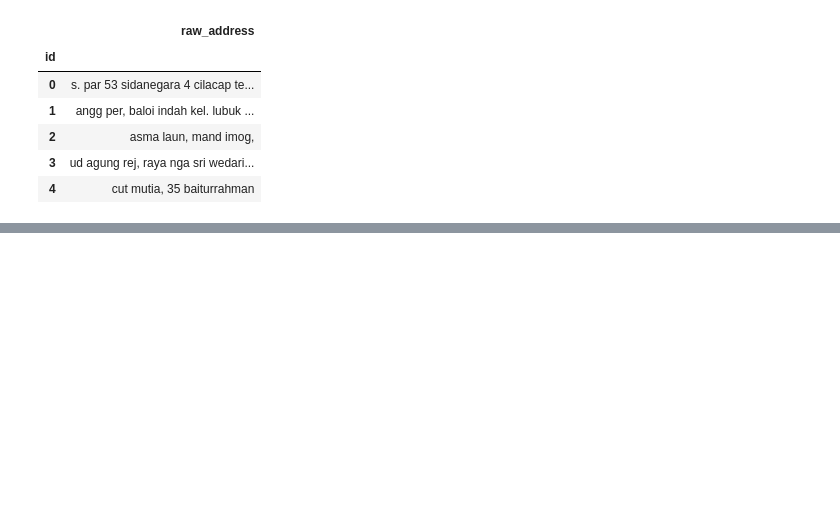
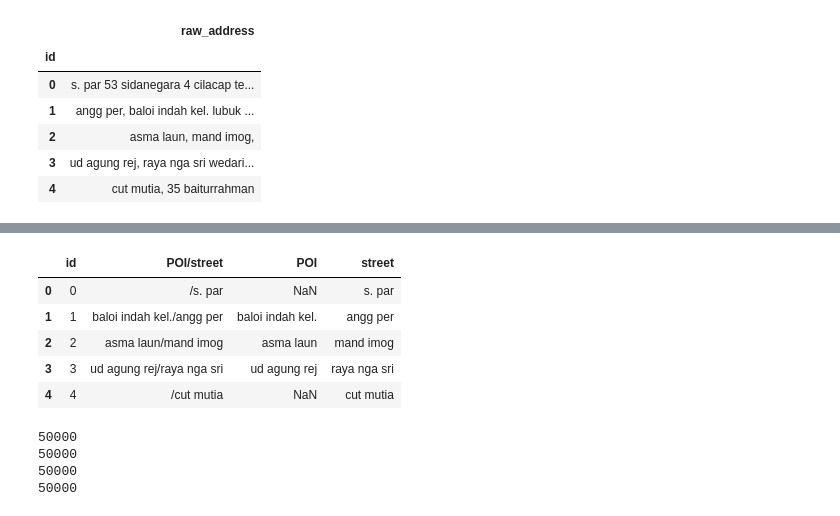
Before and after one commit to kuobrian/shopee2, a Jupyter notebook: eval_spacy.ipynb, the cells around one changed output, grey strips where cells are left out. Drawn from its saved outputs; the diff is of its cells as text; code cells hidden in the pictures; blank space fills up the shorter version.

```diff
--- a/eval_spacy.ipynb
+++ b/eval_spacy.ipynb
@@ -180,2 +178,24 @@ submission.head(20)
 | 18 | 18 | roa malaka/pasar pagi raya |
 | 19 | 19 | dens foto/sukam |
+# %%
+filter2_df = pd.read_csv("./submission_filter2.csv")
+mixed_df = pd.read_csv("./submission_SPmodel.csv")
+
+filter2_df[['POI', 'street']] = filter2_df['POI/street'].str.split('/', 1, expand=True)
+filter2_df['POI/street'].replace('/', np.nan, inplace=True)
+filter2_df['POI'].replace('', np.nan, inplace=True)
+filter2_df['street'].replace('', np.nan, inplace=True)
+
+
+mixed_df[['POI', 'street']] = mixed_df['POI/street'].str.split('/', 1, expand=True)
+mixed_df['POI/street'].replace('/', np.nan, inplace=True)
+mixed_df['POI'].replace('', np.nan, inplace=True)
+mixed_df['street'].replace('', np.nan, inplace=True)
+mixed_df.head()
+# %% [output]
+|  | id | POI/street | POI | street |
+| 0 | 0 | /s. par | NaN | s. par |
+| 1 | 1 | baloi indah kel./angg per | baloi indah kel. | angg per |
+| 2 | 2 | asma laun/mand imog | asma laun | mand imog |
+| 3 | 3 | ud agung rej/raya nga sri | ud agung rej | raya nga sri |
+| 4 | 4 | /cut mutia | NaN | cut mutia |
@@ -181,0 +207,10 @@ submission.head(20)
+# %%
+print(len(filter2_poi))
+print(len(filter2_street))
+print(len(mixed_poi))
+print(len(mixed_street))
+# %% [output]
+50000
+50000
+50000
+50000
```
Also changed, not shown: parts of 19 cells of this notebook, 8 other files.
